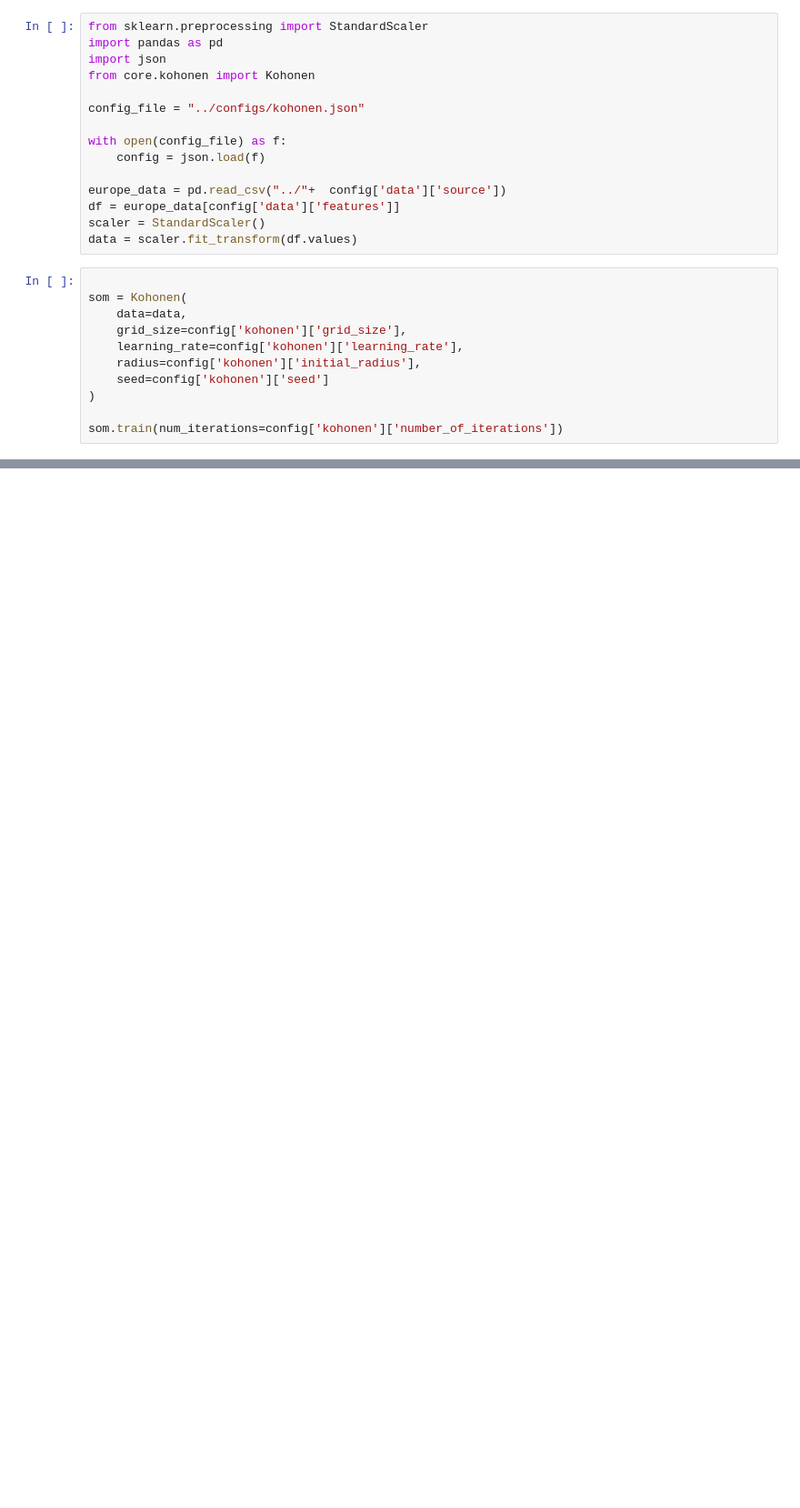
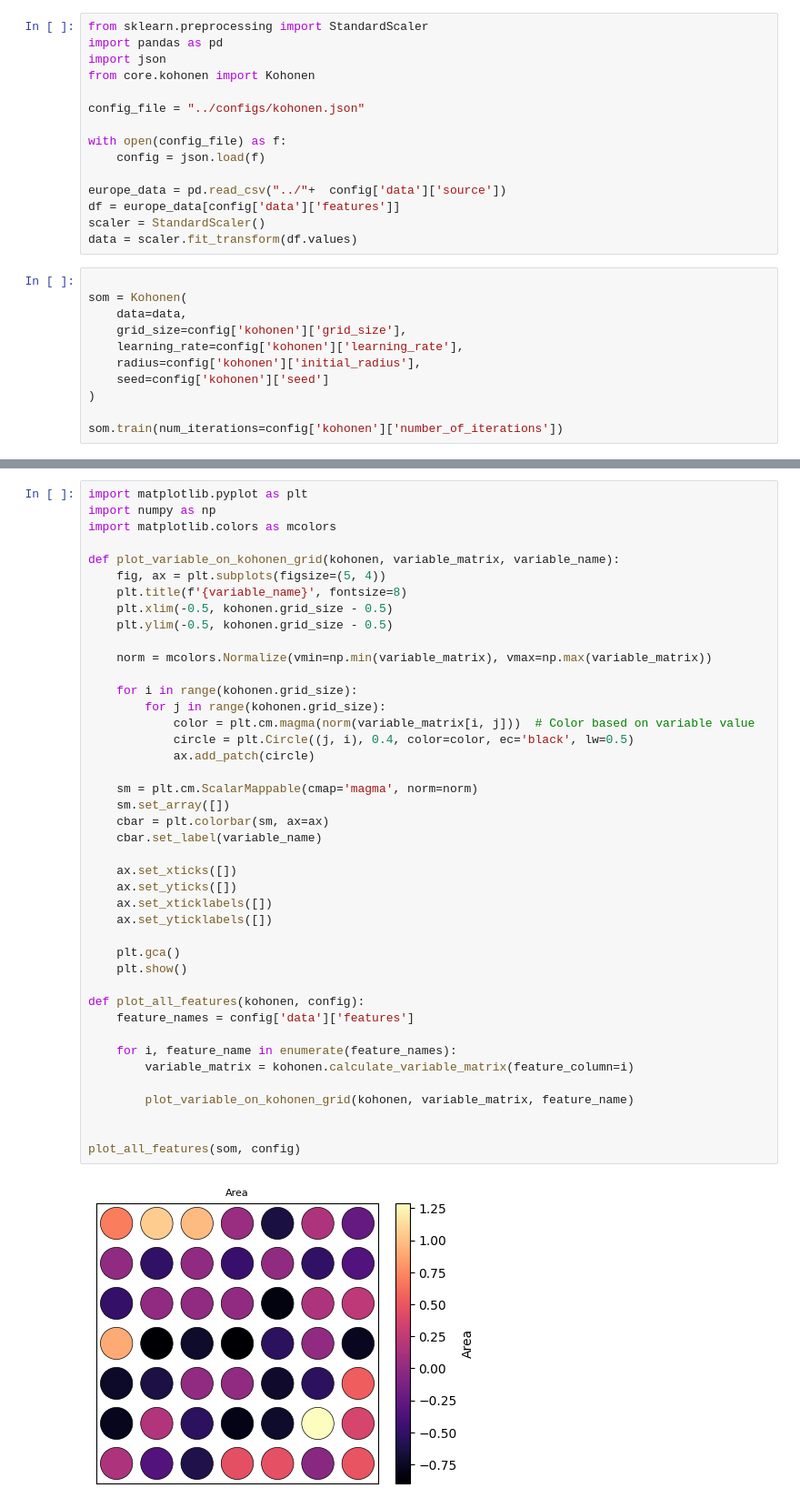
Before and after one commit to cijjas/sia, a Jupyter notebook: tp4/src/ej1_kohonen.ipynb, the cells around one changed output, grey strips where cells are left out. Shown at 91% size. Drawn from its saved outputs; the diff is of its cells as text; blank space fills up the shorter version.

```diff
--- a/tp4/src/ej1_kohonen.ipynb
+++ b/tp4/src/ej1_kohonen.ipynb
@@ -80,0 +91,44 @@ plt.show()
+# %%
+import matplotlib.pyplot as plt
+import numpy as np
+import matplotlib.colors as mcolors
+
+def plot_variable_on_kohonen_grid(kohonen, variable_matrix, variable_name):
+    fig, ax = plt.subplots(figsize=(5, 4))
+    plt.title(f'{variable_name}', fontsize=8)
+    plt.xlim(-0.5, kohonen.grid_size - 0.5)
+    plt.ylim(-0.5, kohonen.grid_size - 0.5)
+
+    norm = mcolors.Normalize(vmin=np.min(variable_matrix), vmax=np.max(variable_matrix))
+
+    for i in range(kohonen.grid_size):
+        for j in range(kohonen.grid_size):
+            color = plt.cm.magma(norm(variable_matrix[i, j]))  # Color based on variable value
+            circle = plt.Circle((j, i), 0.4, color=color, ec='black', lw=0.5)
+            ax.add_patch(circle)
+
+    sm = plt.cm.ScalarMappable(cmap='magma', norm=norm)
+    sm.set_array([])
+    cbar = plt.colorbar(sm, ax=ax)
+    cbar.set_label(variable_name)
+
+    ax.set_xticks([])
+    ax.set_yticks([])
+    ax.set_xticklabels([])
+    ax.set_yticklabels([])
+
+    plt.gca()
+    plt.show()
+
+def plot_all_features(kohonen, config):
+    feature_names = config['data']['features']
+
+    for i, feature_name in enumerate(feature_names):
+        variable_matrix = kohonen.calculate_variable_matrix(feature_column=i)
+
+        plot_variable_on_kohonen_grid(kohonen, variable_matrix, feature_name)
+
+
+plot_all_features(som, config)
+# %% [output]
+[figure, added]
```
Also changed, not shown: parts of 7 cells of this notebook, 3 other files.
